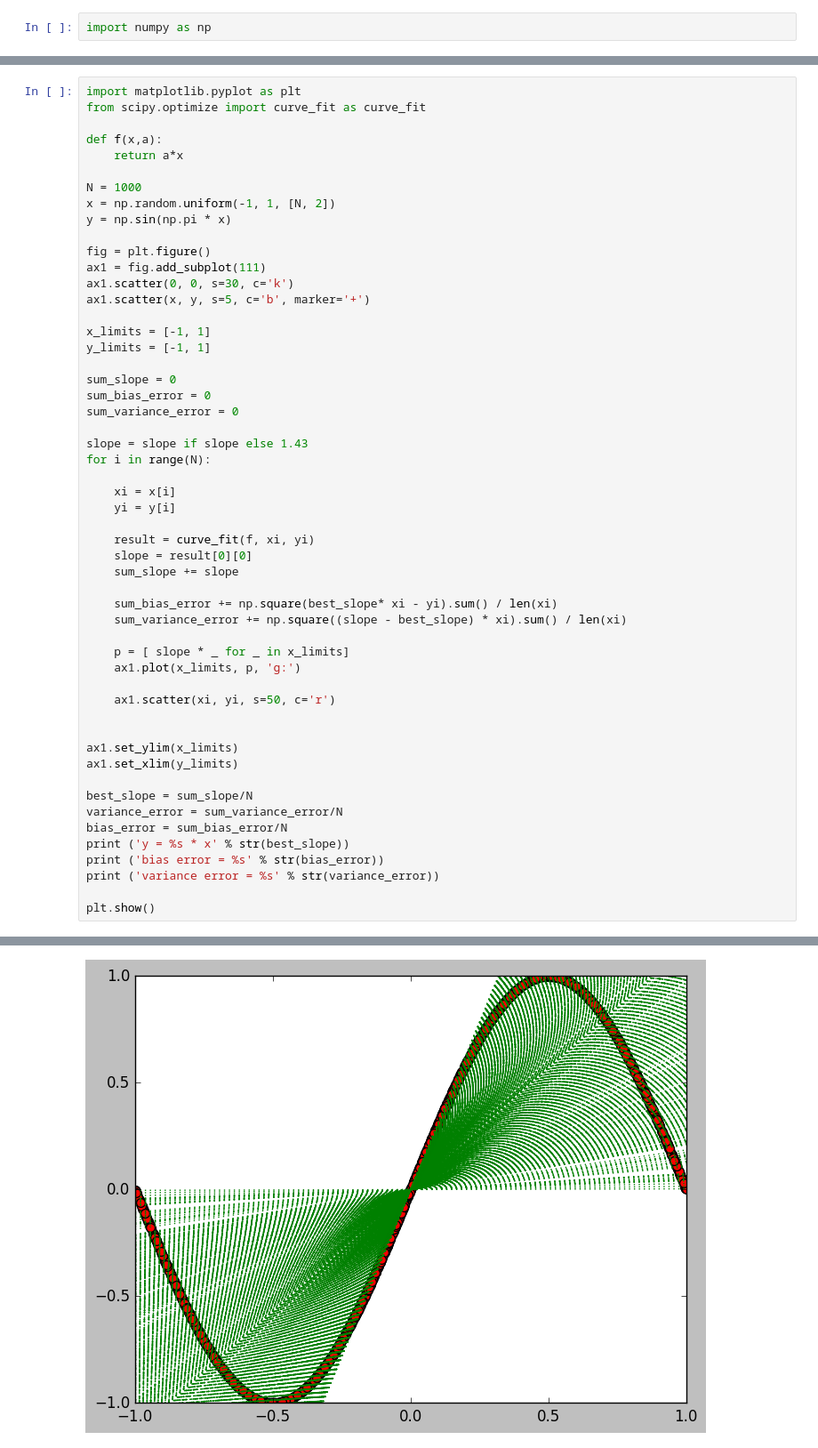
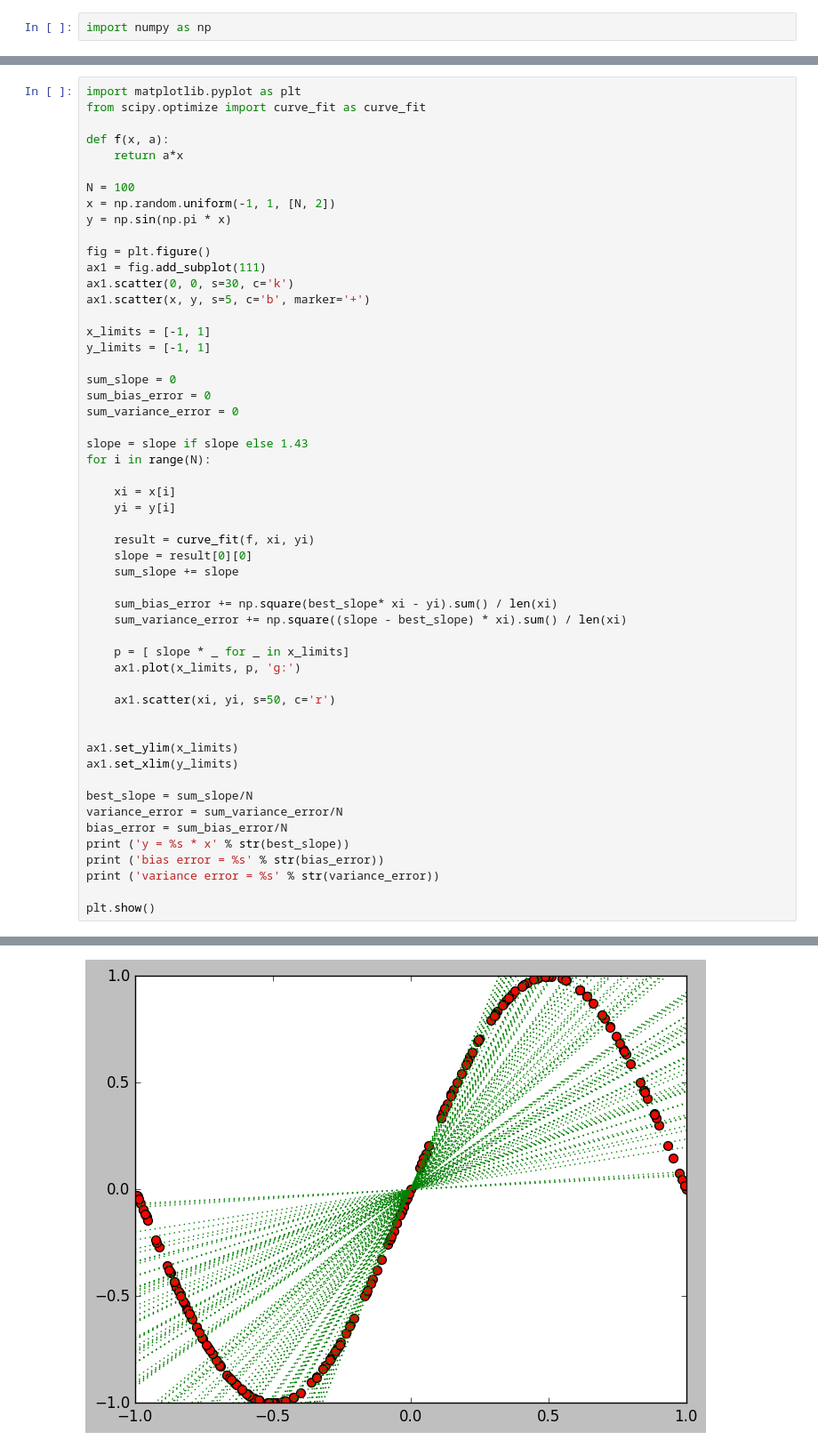
Before and after one commit to stathius/learning_from_data, a Jupyter notebook: homework 3.4-3.5.ipynb, the cells around one changed output, grey strips where cells are left out. Shown at 89% size. Saved outputs shown, nothing was run; the diff lists cells and outputs as text.

```diff
--- a/homework 3.4-3.5.ipynb
+++ b/homework 3.4-3.5.ipynb
@@ -4,10 +8,10 @@ import numpy as np
 import matplotlib.pyplot as plt
 from scipy.optimize import curve_fit as curve_fit
 
-def f(x,a):
+def f(x, a):
     return a*x
 
-N = 1000
+N = 100
 x = np.random.uniform(-1, 1, [N, 2])
 y = np.sin(np.pi * x)
 
@@ -60 +64 @@ variance error = 0.206504613101
-[figure, old version]
+[figure, new version]
```
Also changed, not shown: parts of 2 cells of this notebook.
